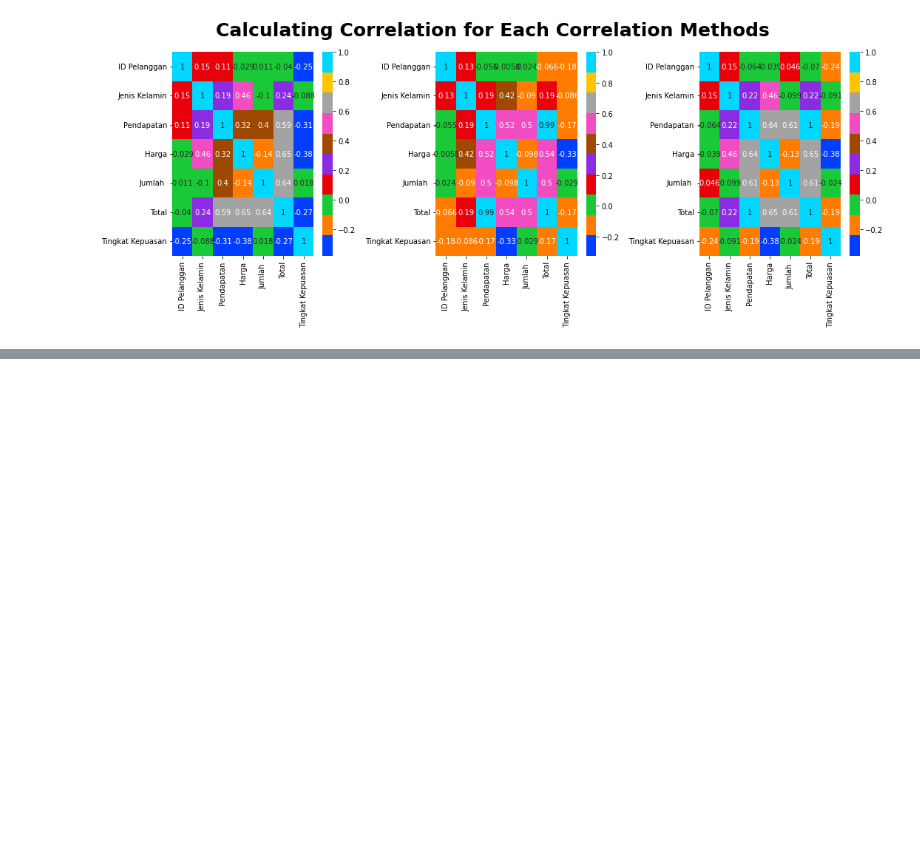
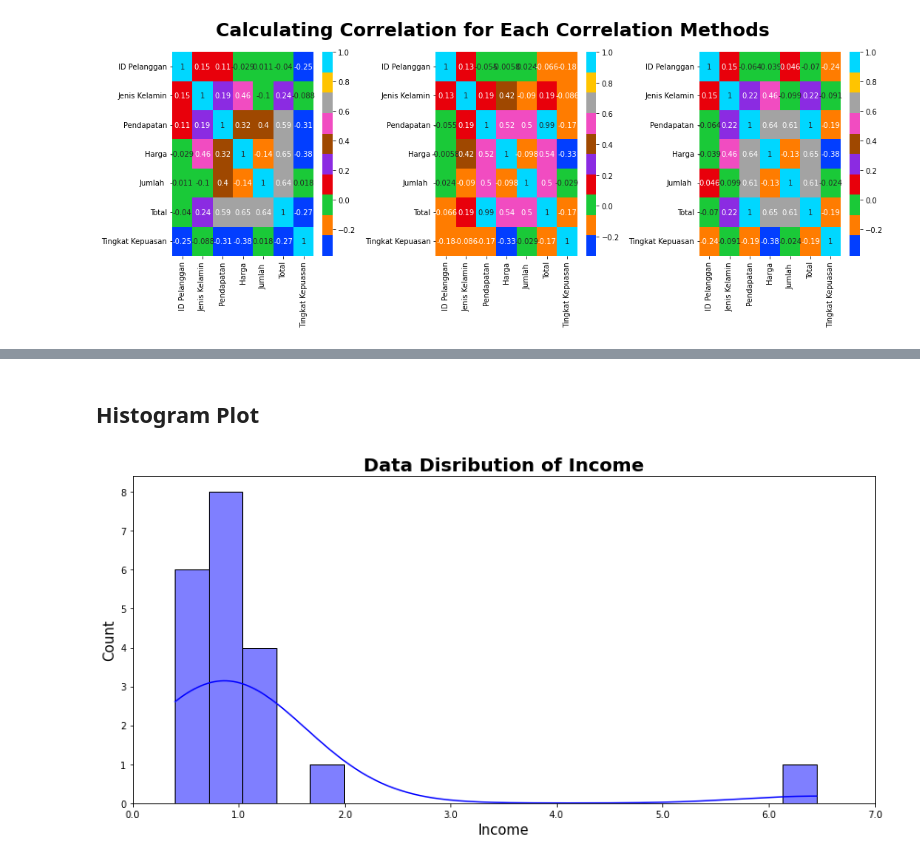
Before and after one commit to UsepSyaikalArifin/DQLab-Academy-Course-Online, a Jupyter notebook: Kelas Fundamental 2/Statistic Using Python for Data Science/Jupyter Notebook/main.ipynb, the cells around one changed output, grey strips where cells are left out. Saved outputs shown, nothing was run; the diff lists cells and outputs as text; code cells hidden in the pictures; blank space fills up the shorter version.

```diff
--- a/Kelas Fundamental 2/Statistic Using Python for Data Science/Jupyter Notebook/main.ipynb
+++ b/Kelas Fundamental 2/Statistic Using Python for Data Science/Jupyter Notebook/main.ipynb
@@ -457,0 +485,14 @@ plt.show()
+# %% [markdown]
+## Histogram Plot
+# %%
+fig, axs = plt.subplots(figsize=(12, 6))
+sns.histplot(data=raw_data, x="Pendapatan", kde=True, color="blue", ax=axs)
+axs.set_title("Data Disribution of Income", fontsize=20, fontweight="bold")
+axs.set_xticks(axs.get_xticks())
+axs.set_xticklabels(axs.get_xticks()/1000000)
+axs.set_xlabel("Income", fontsize=15)
+axs.set_ylabel("Count", fontsize=15)
+plt.tight_layout()
+plt.show()
+# %% [output]
+[figure, added]
```
Also changed, not shown: parts of 11 cells of this notebook.
